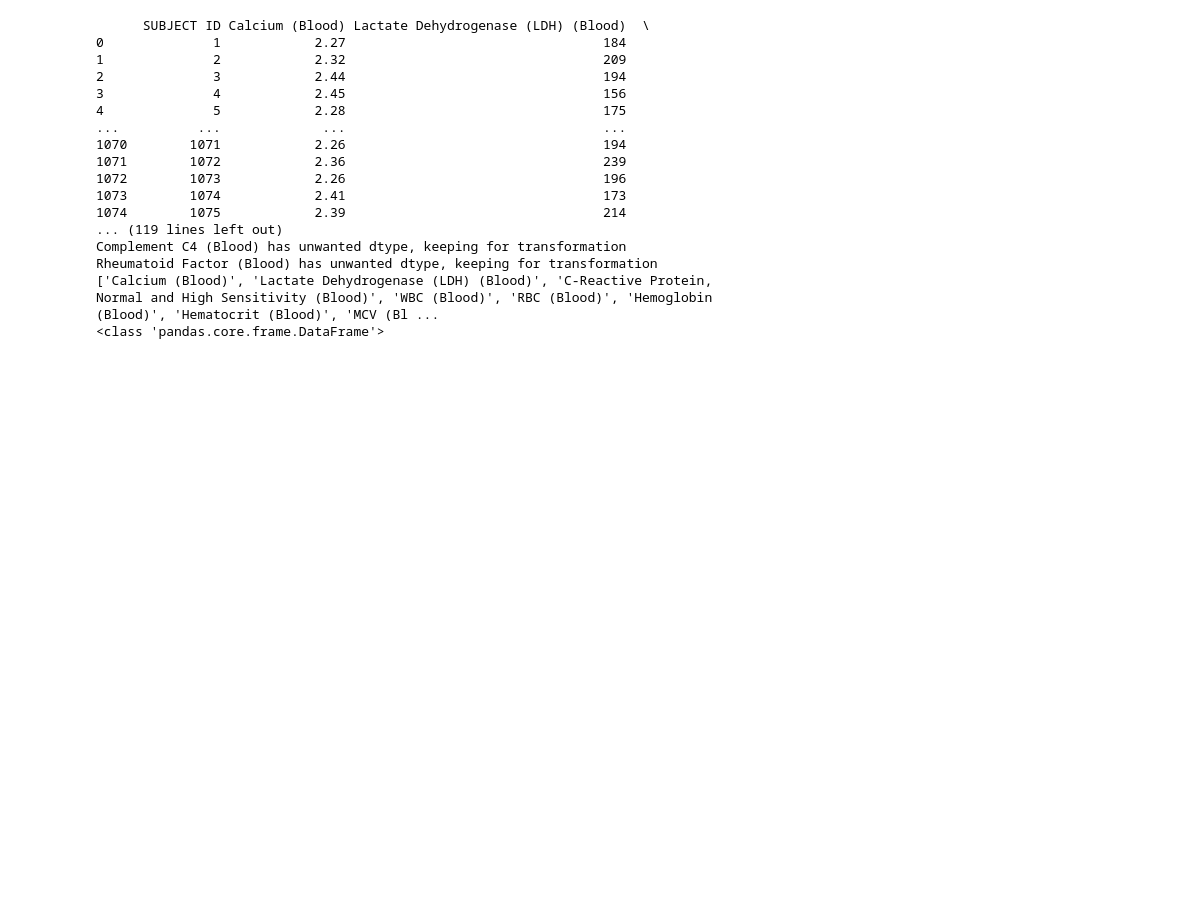
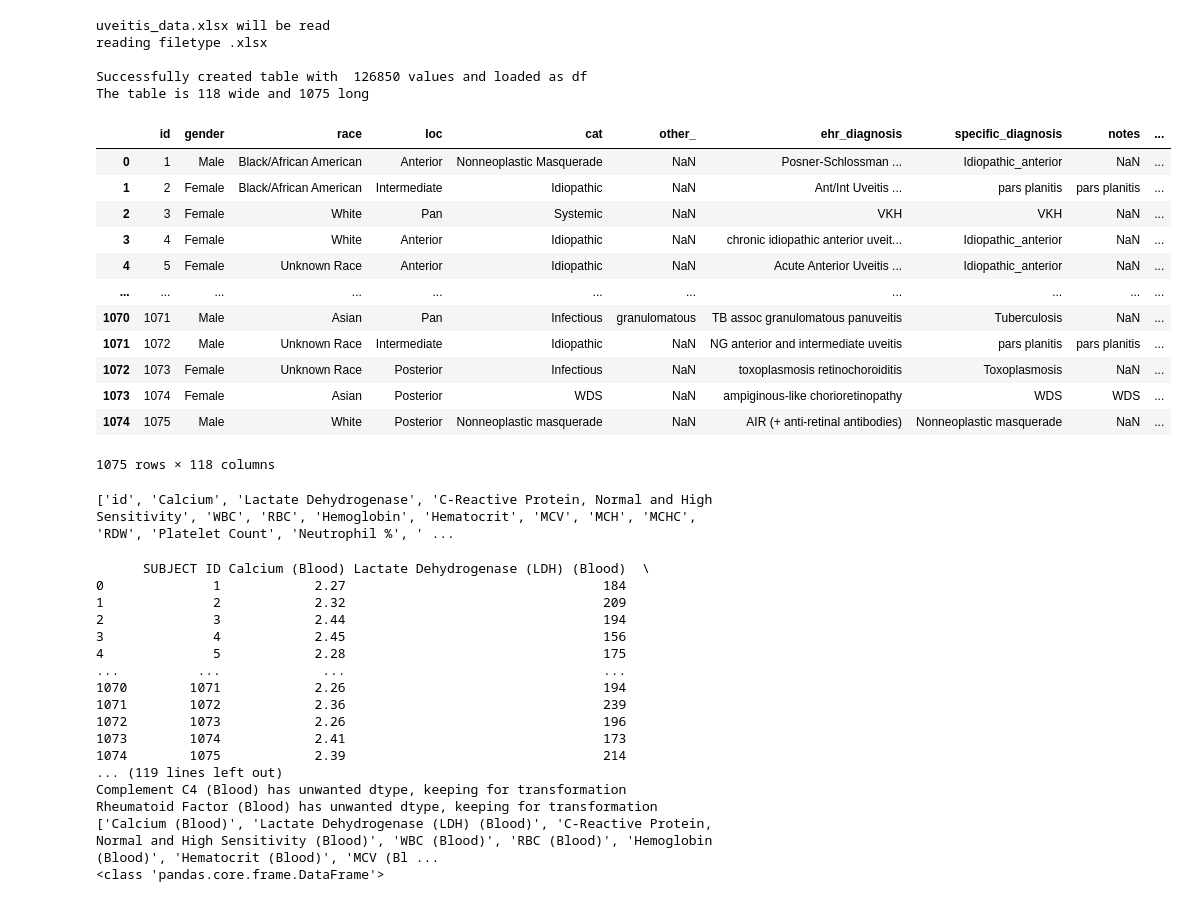
Before and after one commit to CrawTheOne/mirror_-fhnw_ds_fs2021_medical_challenge, a Jupyter notebook: preprocessing/preprocessing_Alexandre.ipynb, the cells around one changed output. Drawn from its saved outputs; the diff is of its cells as text; code cells hidden in the pictures; blank space fills up the shorter version.

```diff
--- a/preprocessing/preprocessing_Alexandre.ipynb
+++ b/preprocessing/preprocessing_Alexandre.ipynb
@@ -48,22 +5,70 @@ AttributeError: module 'pipe' has no attribute 'read_data'
+# %%
+#directories boredom
+os.chdir("D:/Drive/FHNW/zaRepos/fhnw_ds_fs2021_medical_challenge/preprocessing")
+rel_path = "../data/uveitis_data.xlsx"
+
+#variables assignement
+list_path = "../data/col_names&data_type-Copy1.xlsx"
+col_index_name = "new col name"
+col_data_type_name = "data_type"
+data_type = "numerical"
+
+desired_dtype = ["Int64", "float64"]
+# %%
+#read data
+df1 = pipe.read_data(rel_path)
+
+#rename columns of df1 according to external excel source
+df1 = pipe.rename(df1, list_path)
+
+#return list of all columns with specific dtype
+num_columns = pipe.list_of_totype(list_path, col_index_name, col_data_type_name, data_type)
+
+#
+
+
+
+df1
+# %% [output]
+uveitis_data.xlsx will be read
+reading filetype .xlsx
+
+Successfully created table with  126850 values and loaded as df
+The table is 118 wide and 1075 long
+|  | id | gender | race | loc | cat | other_ | ehr_diagnosis | specific_diagnosis | notes | ... |
+| 0 | 1 | Male | Black/African American | Anterior | Nonneoplastic Masquerade | NaN | Posner-Schlossman ... | Idiopathic_anterior | NaN | ... |
+| 1 | 2 | Female | Black/African American | Intermediate | Idiopathic | NaN | Ant/Int Uveitis ... | pars planitis | pars planitis | ... |
+| 2 | 3 | Female | White | Pan | Systemic | NaN | VKH | VKH | NaN | ... |
+| 3 | 4 | Female | White | Anterior | Idiopathic | NaN | chronic idiopathic anterior uveit... | Idiopathic_anterior | NaN | ... |
+| 4 | 5 | Female | Unknown Race | Anterior | Idiopathic | NaN | Acute Anterior Uveitis ... | Idiopathic_anterior | NaN | ... |
+| ... | ... | ... | ... | ... | ... | ... | ... | ... | ... | ... |
+| 1070 | 1071 | Male | Asian | Pan | Infectious | granulomatous | TB assoc granulomatous panuveitis | Tuberculosis | NaN | ... |
+| 1071 | 1072 | Male | Unknown Race | Intermediate | Idiopathic | NaN | NG anterior and intermediate uveitis | pars planitis | pars planitis | ... |
+| 1072 | 1073 | Female | Unknown Race | Posterior | Infectious | NaN | toxoplasmosis retinochoroiditis | Toxoplasmosis | NaN | ... |
+| 1073 | 1074 | Female | Asian | Posterior | WDS | NaN | ampiginous-like chorioretinopathy | WDS | WDS | ... |
+| 1074 | 1075 | Male | White | Posterior | Nonneoplastic masquerade | NaN | AIR (+ anti-retinal antibodies) | Nonneoplastic masquerade | NaN | ... |
+1075 rows × 118 columns
 # %%
 #function to return list of columns to convert to which data type (with choice) according to given list
-col_name_data_type = "data_type"
-col_index= "new col name"
-list_path = "./data/col_names&data_type-Copy1.xlsx"
-data_type = "numerical"
 
-def list_of_totype(list_path, col_index, col_name_data_type, data_type):
+
+def list_of_totype(list_path, col_index_name, col_data_type_name="data_type", data_type="numerical"):
     """
+    Return list of columns, selected based on their data types from custom excel list
+    -----
     :param list_path: path of excel document to read data type from
-    :param col_index: index column to use (column name of data type)
-    :param col_name_data_type: name of column where data type is stored
+    :param col_index_name: index column to use (column name of data type)
+    :param col_data_type_name: name of column where data type is stored
     :param data_type: type of data desired. Should be numerical, categorical, char or both (appelation for edge cases)
+
     :return: returns a list of column names with the desired data type
     """
-    col = pd.read_excel(list_path, index_col = col_index)[col_name_data_type] #get content of column with name data_type
+    col = pd.read_excel(list_path, index_col = col_index_name)[col_data_type_name] #get content of column with name data_type
     col_to_type = col.where(col == data_type).dropna().index.tolist()
     return col_to_type
 
-#item_filter = list_of_totype(list_path, col_index, col_name_data_type, data_type)
-#print(item_filter)
+item_filter = list_of_totype(list_path, col_index_name, col_data_type_name, data_type)
+print(item_filter)
+# %% [output]
+['id', 'Calcium', 'Lactate Dehydrogenase', 'C-Reactive Protein, Normal and High Sensitivity', 'WBC', 'RBC', 'Hemoglobin', 'Hematocrit', 'MCV', 'MCH', 'MCHC', 'RDW', 'Platelet Count', 'Neutrophil %', ' ...
 # %%
```
Also changed, not shown: parts of 6 cells of this notebook, 1 other file.
